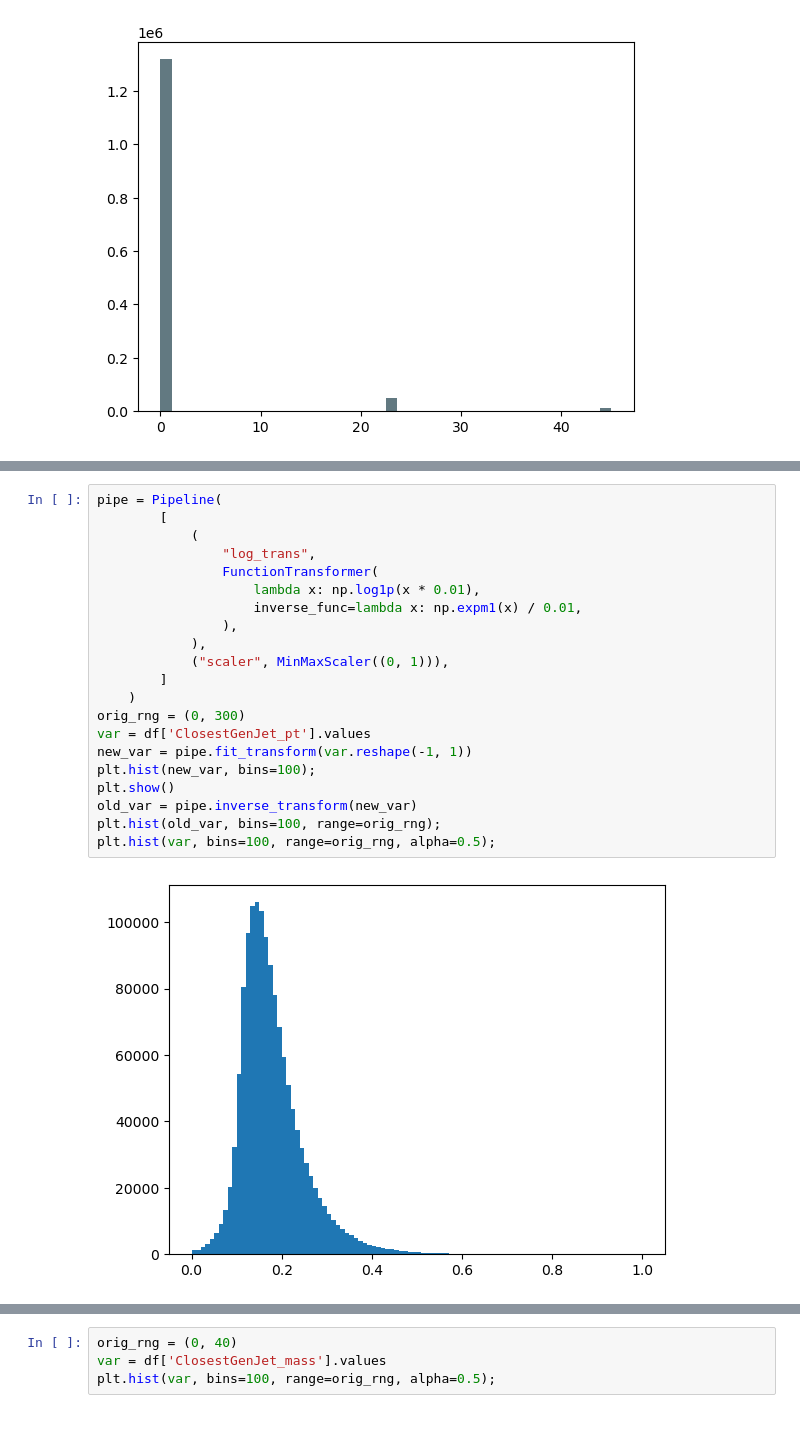
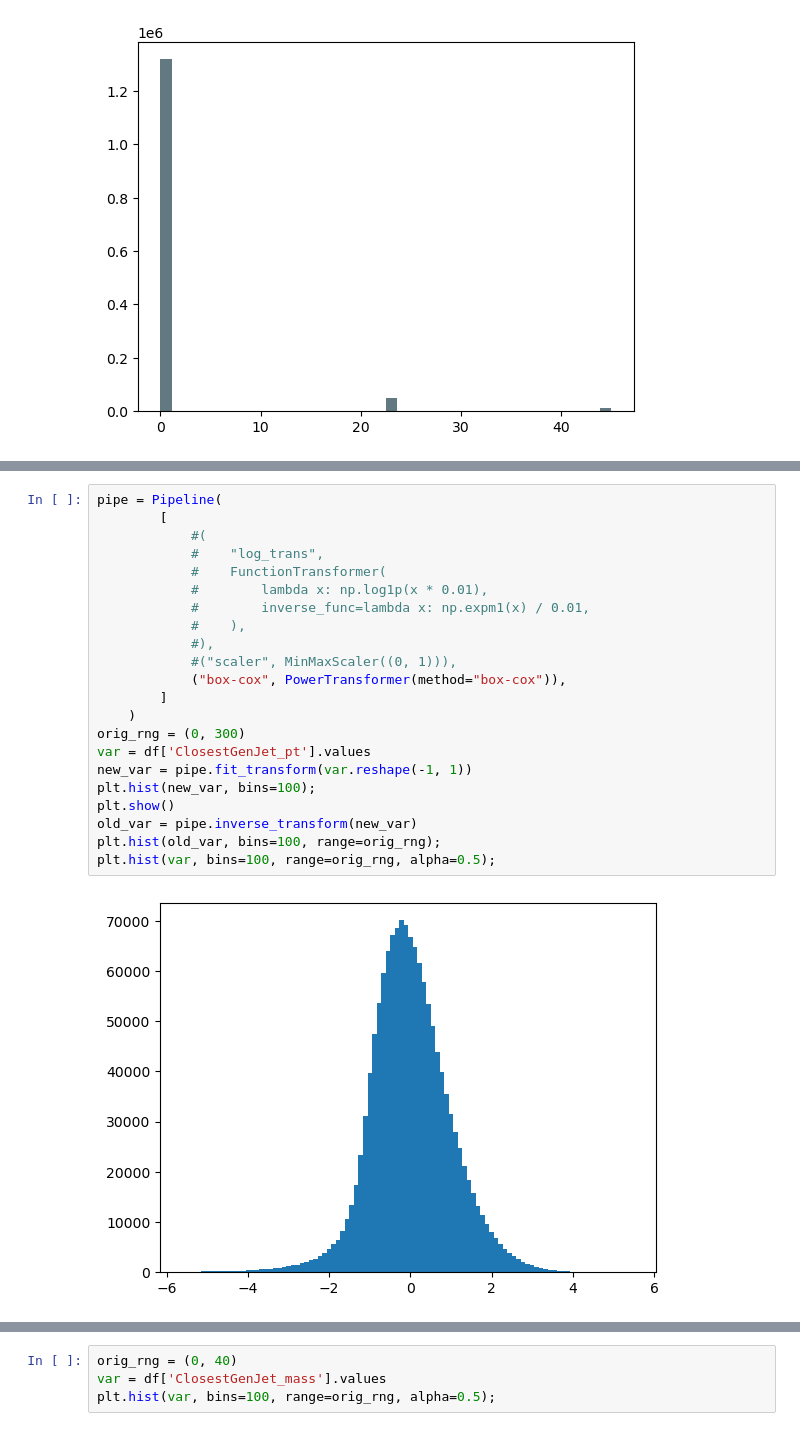
Before and after one commit to maxgalli/FlashSimStudies, a Jupyter notebook: preprocessing/study_photons.ipynb, the cells around one changed output, grey strips where cells are left out. Cells and saved outputs as stored; diff of their text form.

```diff
--- a/preprocessing/study_photons.ipynb
+++ b/preprocessing/study_photons.ipynb
@@ -167,26 +367,27 @@ plt.hist(var, bins=100, range=orig_rng, alpha=0.5);
 # %%
 pipe = Pipeline(
         [
-            (
-                "log_trans",
-                FunctionTransformer(
-                    lambda x: np.log1p(x * 0.01),
-                    inverse_func=lambda x: np.expm1(x) / 0.01,
-                ),
-            ),
-            ("scaler", MinMaxScaler((0, 1))),
+            #(
+            #    "log_trans",
+            #    FunctionTransformer(
+            #        lambda x: np.log1p(x * 0.01),
+            #        inverse_func=lambda x: np.expm1(x) / 0.01,
+            #    ),
+            #),
+            #("scaler", MinMaxScaler((0, 1))),
+            ("box-cox", PowerTransformer(method="box-cox")),
         ]
     )
 orig_rng = (0, 300)
 var = df['ClosestGenJet_pt'].values
 new_var = pipe.fit_transform(var.reshape(-1, 1))
 plt.hist(new_var, bins=100);
 plt.show()
 old_var = pipe.inverse_transform(new_var)
 plt.hist(old_var, bins=100, range=orig_rng);
 plt.hist(var, bins=100, range=orig_rng, alpha=0.5);
 # %% [output]
-[figure, old version]
+[figure, new version]
 [figure]
 # %%
 orig_rng = (0, 40)
```
Also changed, not shown: parts of 6 cells of this notebook, 2 other files.
